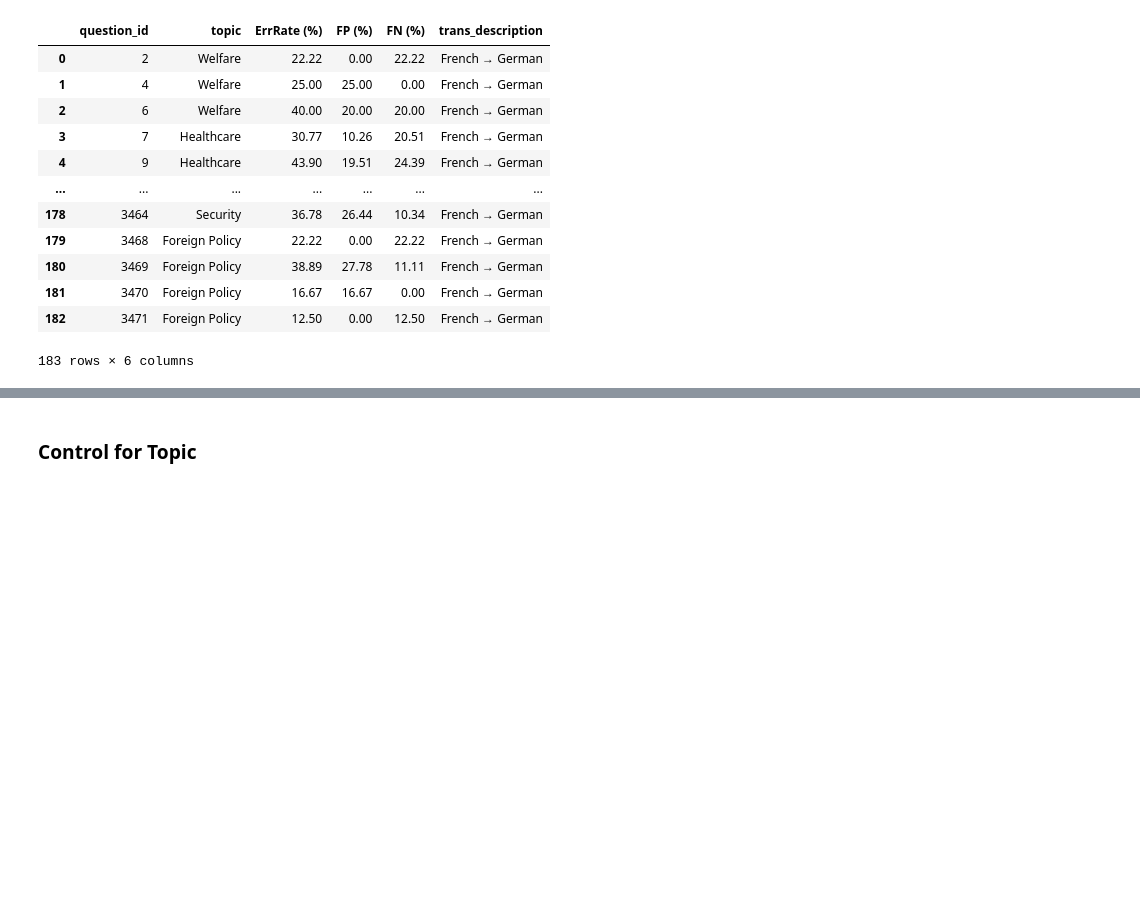
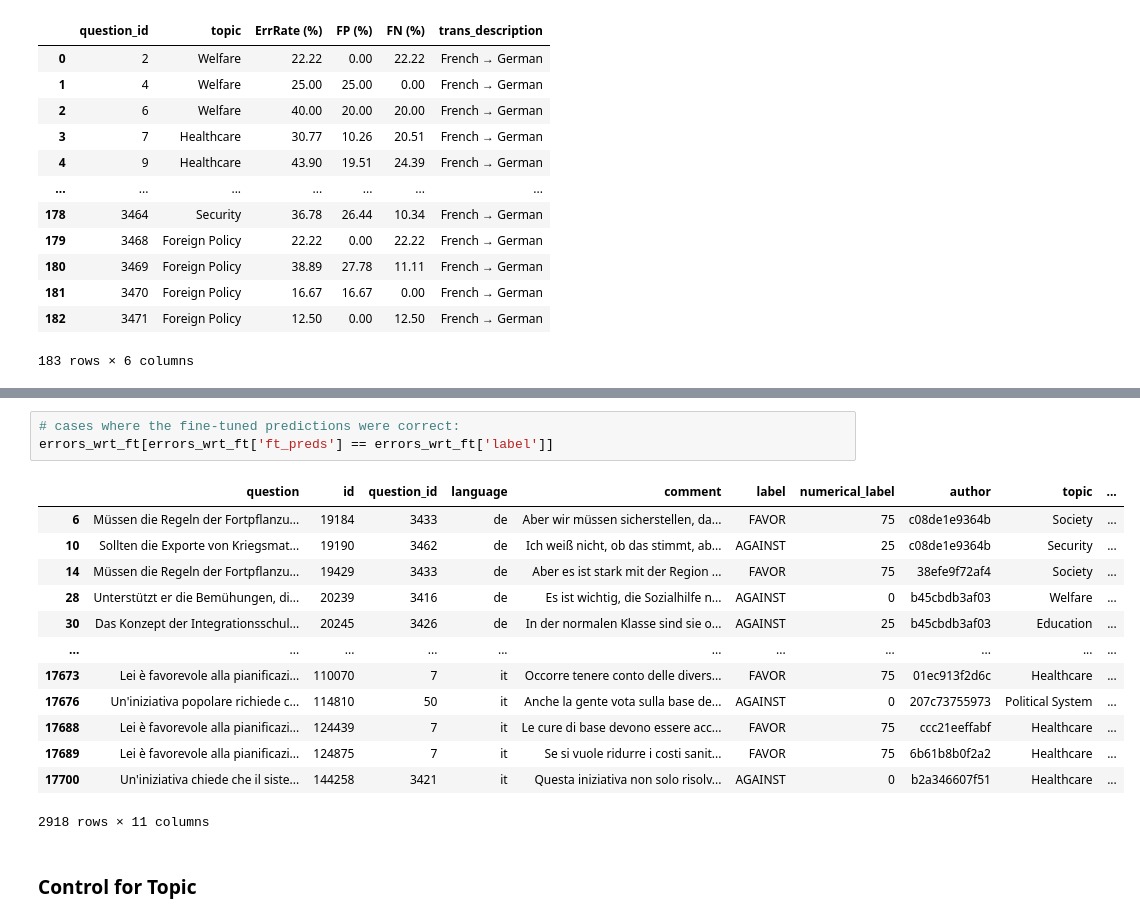
Before and after one commit to NazaninShafiabadi/StanceDetection, a Jupyter notebook: analysis/xstance.ipynb, the cells around one changed output, grey strips where cells are left out. Cells and saved outputs as stored; diff of their text form; blank space fills up the shorter version.

```diff
--- a/analysis/xstance.ipynb
+++ b/analysis/xstance.ipynb
@@ -366,3 +340,20 @@ fr2de_err
+# %%
+# cases where the fine-tuned predictions were correct:
+errors_wrt_ft[errors_wrt_ft['ft_preds'] == errors_wrt_ft['label']]
+# %% [output]
+|  | question | id | question_id | language | comment | label | numerical_label | author | topic | ... |
+| 6 | Müssen die Regeln der Fortpflanzu... | 19184 | 3433 | de | Aber wir müssen sicherstellen, da... | FAVOR | 75 | c08de1e9364b | Society | ... |
+| 10 | Sollten die Exporte von Kriegsmat... | 19190 | 3462 | de | Ich weiß nicht, ob das stimmt, ab... | AGAINST | 25 | c08de1e9364b | Security | ... |
+| 14 | Müssen die Regeln der Fortpflanzu... | 19429 | 3433 | de | Aber es ist stark mit der Region ... | FAVOR | 75 | 38efe9f72af4 | Society | ... |
+| 28 | Unterstützt er die Bemühungen, di... | 20239 | 3416 | de | Es ist wichtig, die Sozialhilfe n... | AGAINST | 0 | b45cbdb3af03 | Welfare | ... |
+| 30 | Das Konzept der Integrationsschul... | 20245 | 3426 | de | In der normalen Klasse sind sie o... | AGAINST | 25 | b45cbdb3af03 | Education | ... |
+| ... | ... | ... | ... | ... | ... | ... | ... | ... | ... | ... |
+| 17673 | Lei è favorevole alla pianificazi... | 110070 | 7 | it | Occorre tenere conto delle divers... | FAVOR | 75 | 01ec913f2d6c | Healthcare | ... |
+| 17676 | Un'iniziativa popolare richiede c... | 114810 | 50 | it | Anche la gente vota sulla base de... | AGAINST | 0 | 207c73755973 | Political System | ... |
+| 17688 | Lei è favorevole alla pianificazi... | 124439 | 7 | it | Le cure di base devono essere acc... | FAVOR | 75 | ccc21eeffabf | Healthcare | ... |
+| 17689 | Lei è favorevole alla pianificazi... | 124875 | 7 | it | Se si vuole ridurre i costi sanit... | FAVOR | 75 | 6b61b8b0f2a2 | Healthcare | ... |
+| 17700 | Un'iniziativa chiede che il siste... | 144258 | 3421 | it | Questa iniziativa non solo risolv... | AGAINST | 0 | b2a346607f51 | Healthcare | ... |
+2918 rows × 11 columns
 # %% [markdown]
 ### Control for Topic
 # %%
```
Also changed, not shown: parts of 12 cells of this notebook, 15 other files.
